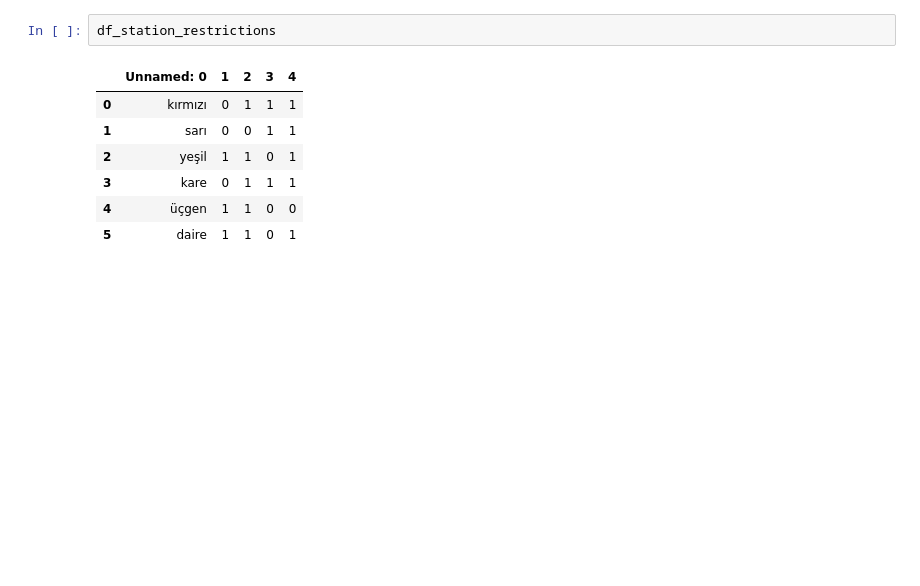
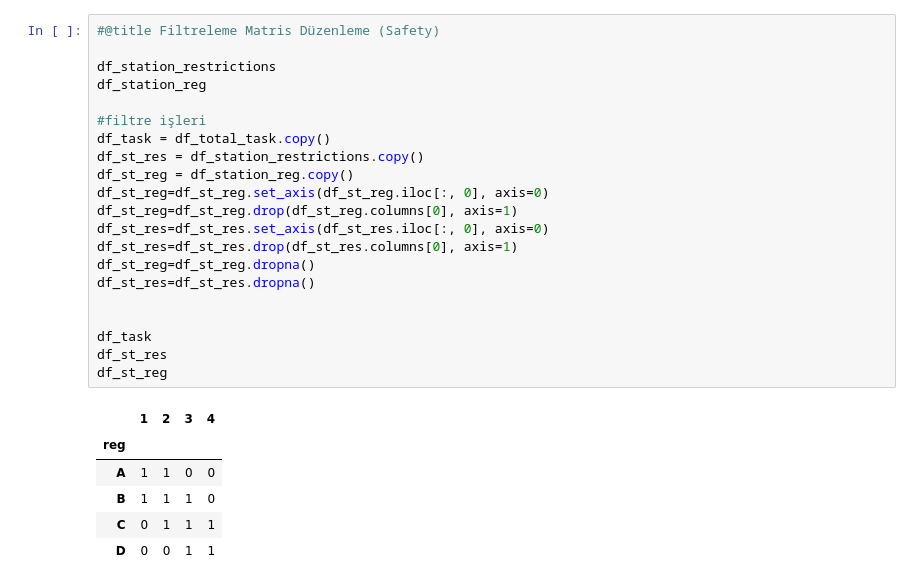
Before and after one commit to kurpeeren/genetic-algorithm-operation, a Jupyter notebook: genetik_arama_eren.ipynb, the cells around one changed output. Cells and saved outputs as stored; diff of their text form; blank space fills up the shorter version.

```diff
--- a/genetik_arama_eren.ipynb
+++ b/genetik_arama_eren.ipynb
@@ -348,10 +413,28 @@ Toplam: 3 kural bulundu.
-# %%
-df_station_restrictions
-# %% [output]
-|  | Unnamed: 0 | 1 | 2 | 3 | 4 |
-| 0 | kırmızı | 0 | 1 | 1 | 1 |
-| 1 | sarı | 0 | 0 | 1 | 1 |
-| 2 | yeşil | 1 | 1 | 0 | 1 |
-| 3 | kare | 0 | 1 | 1 | 1 |
-| 4 | üçgen | 1 | 1 | 0 | 0 |
-| 5 | daire | 1 | 1 | 0 | 1 |
+# %%
+#@title Filtreleme Matris Düzenleme (Safety)
+
+df_station_restrictions
+df_station_reg
+
+#filtre işleri
+df_task = df_total_task.copy()
+df_st_res = df_station_restrictions.copy()
+df_st_reg = df_station_reg.copy()
+df_st_reg=df_st_reg.set_axis(df_st_reg.iloc[:, 0], axis=0)
+df_st_reg=df_st_reg.drop(df_st_reg.columns[0], axis=1)
+df_st_res=df_st_res.set_axis(df_st_res.iloc[:, 0], axis=0)
+df_st_res=df_st_res.drop(df_st_res.columns[0], axis=1)
+df_st_reg=df_st_reg.dropna()
+df_st_res=df_st_res.dropna()
+
+
+df_task
+df_st_res
+df_st_reg
+# %% [output]
+|  | 1 | 2 | 3 | 4 |
+| reg |  |  |  |  |
+| A | 1 | 1 | 0 | 0 |
+| B | 1 | 1 | 1 | 0 |
+| C | 0 | 1 | 1 | 1 |
+| D | 0 | 0 | 1 | 1 |
```
Also changed, not shown: parts of 8 cells of this notebook.
